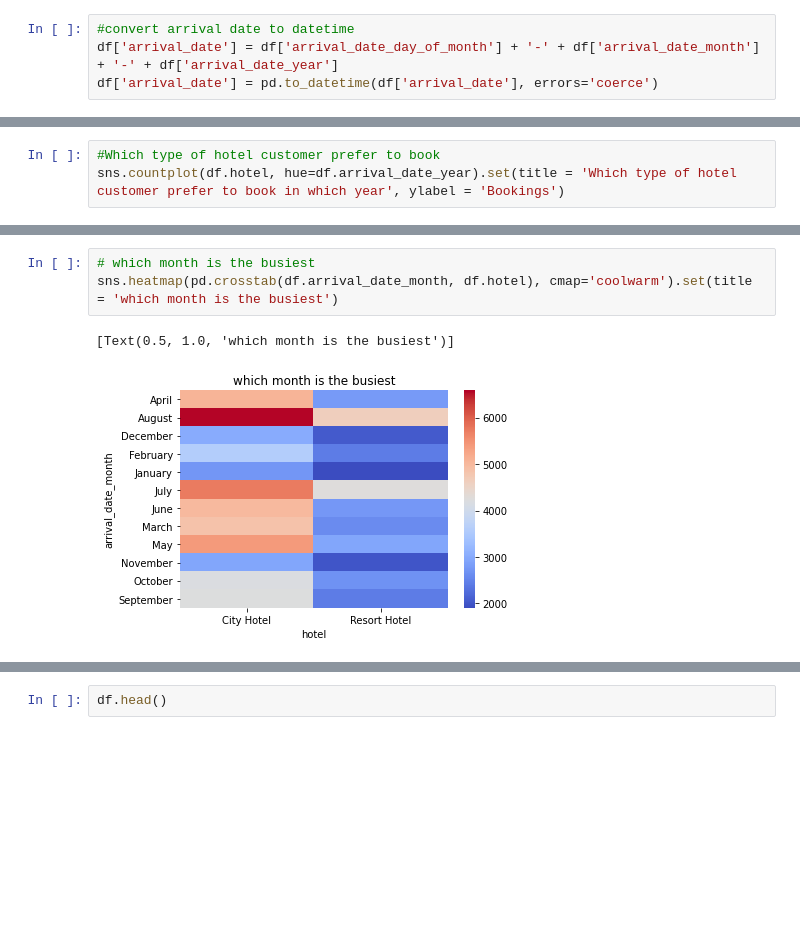
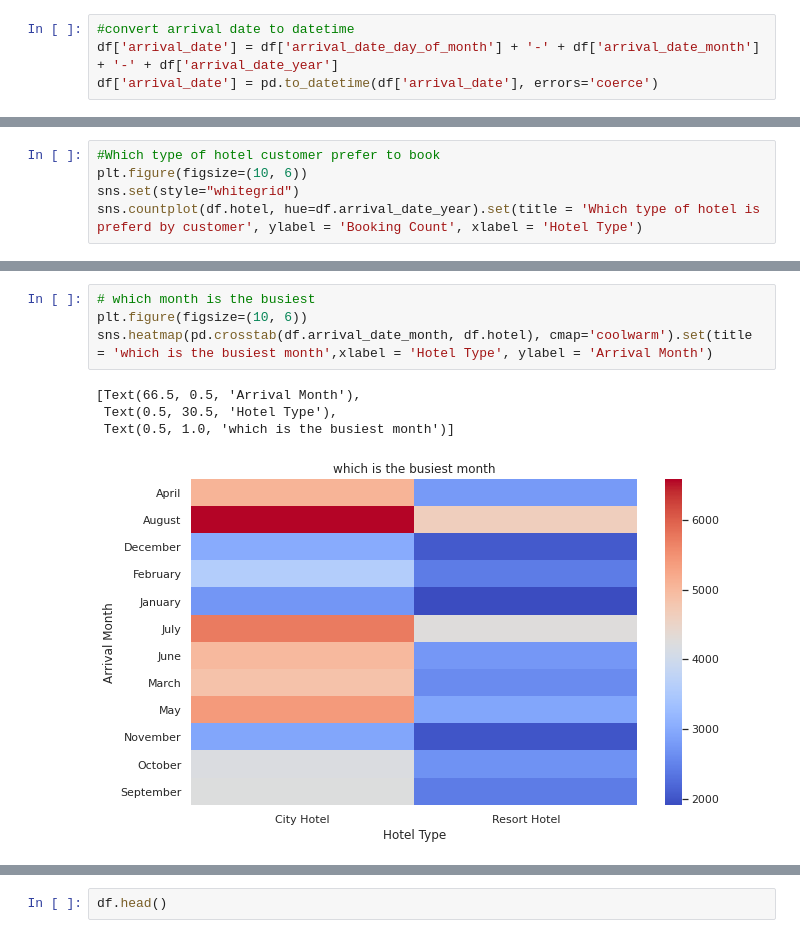
Before and after one commit to armanalam6342/Hotel-Booking-Analysis, a Jupyter notebook: Hotel_Booking_Analysis_Capstone_Project.ipynb, the cells around one changed output, grey strips where cells are left out. Cells and saved outputs as stored; diff of their text form; blank space fills up the shorter version.

```diff
--- a/Hotel_Booking_Analysis_Capstone_Project.ipynb
+++ b/Hotel_Booking_Analysis_Capstone_Project.ipynb
@@ -249,4 +284,6 @@ plt.show()
 # %%
 #Which type of hotel customer prefer to book
-sns.countplot(df.hotel, hue=df.arrival_date_year).set(title = 'Which type of hotel customer prefer to book in which year', ylabel = 'Bookings')
+plt.figure(figsize=(10, 6))
+sns.set(style="whitegrid")
+sns.countplot(df.hotel, hue=df.arrival_date_year).set(title = 'Which type of hotel is preferd by customer', ylabel = 'Booking Count', xlabel = 'Hotel Type')
 # %% [output]
@@ -256,6 +295,9 @@ sns.countplot(df.hotel, hue=df.arrival_date_year).set(title = 'Which type of hot
 # %%
 # which month is the busiest
-sns.heatmap(pd.crosstab(df.arrival_date_month, df.hotel), cmap='coolwarm').set(title = 'which month is the busiest')
+plt.figure(figsize=(10, 6))
+sns.heatmap(pd.crosstab(df.arrival_date_month, df.hotel), cmap='coolwarm').set(title = 'which is the busiest month',xlabel = 'Hotel Type', ylabel = 'Arrival Month')
 # %% [output]
-[Text(0.5, 1.0, 'which month is the busiest')]
+[Text(66.5, 0.5, 'Arrival Month'),
+ Text(0.5, 30.5, 'Hotel Type'),
+ Text(0.5, 1.0, 'which is the busiest month')]
-[figure, old version]
+[figure, new version]
```
Also changed, not shown: parts of 28 cells of this notebook.
